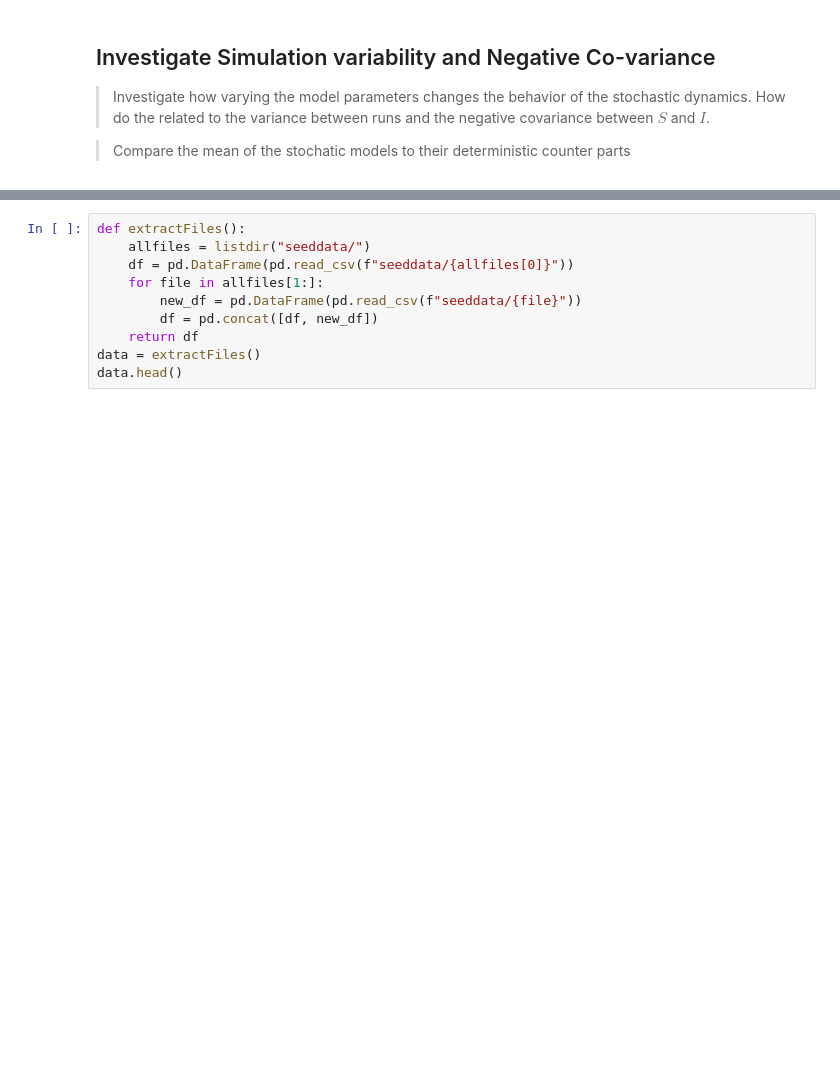
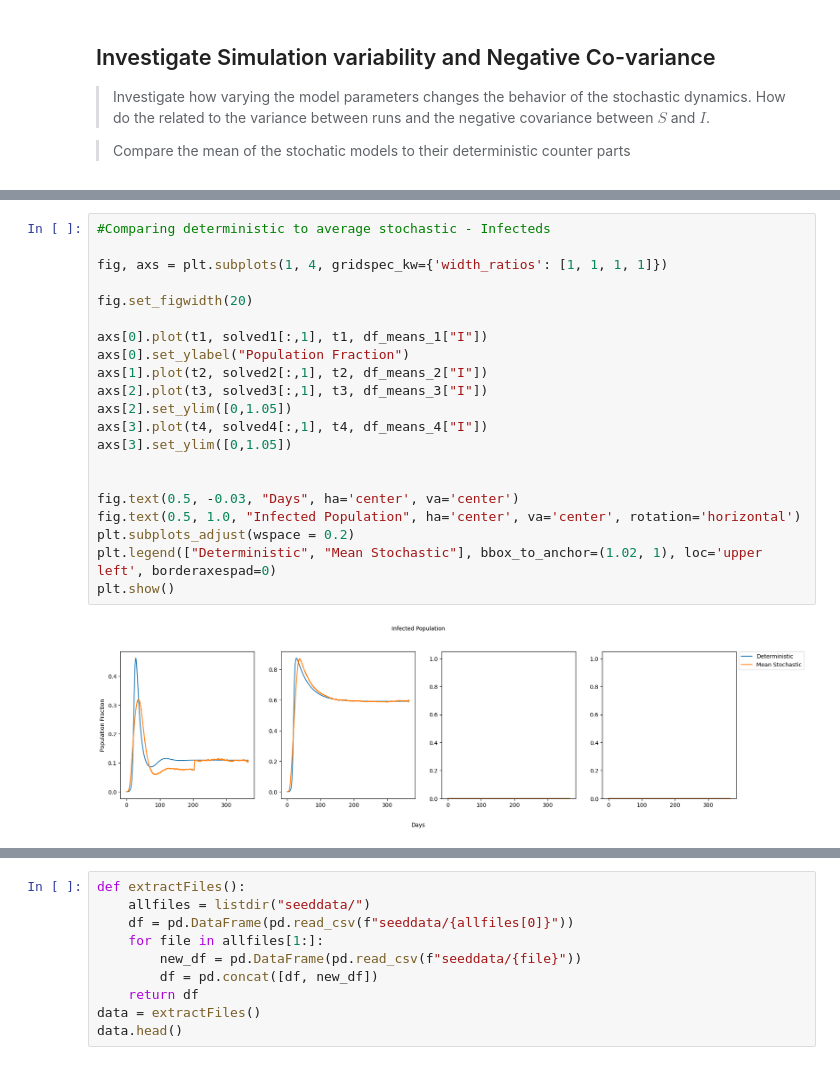
Before and after one commit to AmirSahrani/IntroCompAssignment2_fresh, a Jupyter notebook: Assignment2.ipynb, the cells around one changed output, grey strips where cells are left out. Cells and saved outputs as stored; diff of their text form; blank space fills up the shorter version.

```diff
--- a/Assignment2.ipynb
+++ b/Assignment2.ipynb
@@ -259,0 +265,23 @@ P value: 0.35966420350467265
+# %%
+#Comparing deterministic to average stochastic - Infecteds
+
+fig, axs = plt.subplots(1, 4, gridspec_kw={'width_ratios': [1, 1, 1, 1]})
+
+fig.set_figwidth(20)
+
+axs[0].plot(t1, solved1[:,1], t1, df_means_1["I"])
+axs[0].set_ylabel("Population Fraction")
+axs[1].plot(t2, solved2[:,1], t2, df_means_2["I"])
+axs[2].plot(t3, solved3[:,1], t3, df_means_3["I"])
+axs[2].set_ylim([0,1.05])
+axs[3].plot(t4, solved4[:,1], t4, df_means_4["I"])
+axs[3].set_ylim([0,1.05])
+
+
+fig.text(0.5, -0.03, "Days", ha='center', va='center')
+fig.text(0.5, 1.0, "Infected Population", ha='center', va='center', rotation='horizontal')
+plt.subplots_adjust(wspace = 0.2)
+plt.legend(["Deterministic", "Mean Stochastic"], bbox_to_anchor=(1.02, 1), loc='upper left', borderaxespad=0)
+plt.show()
+# %% [output]
+[figure, added]
```
Also changed, not shown: parts of 10 cells of this notebook, 41 other files.
